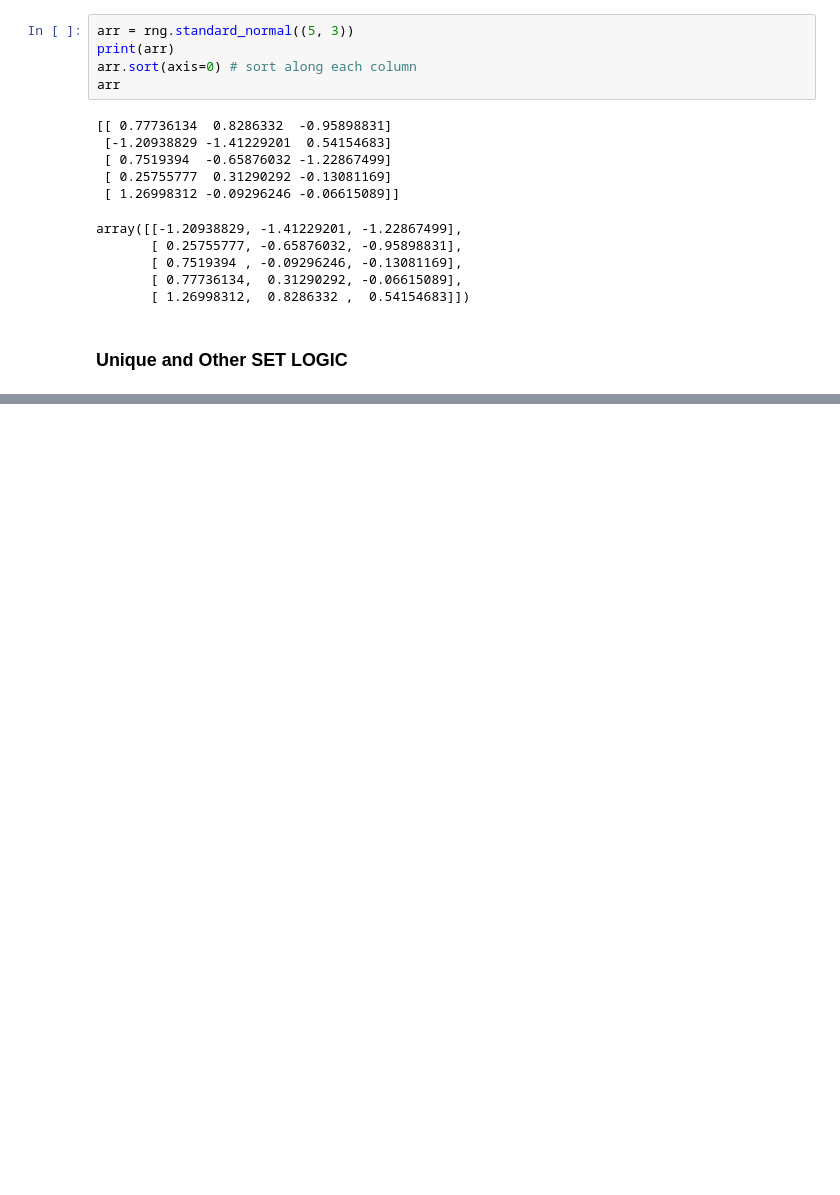
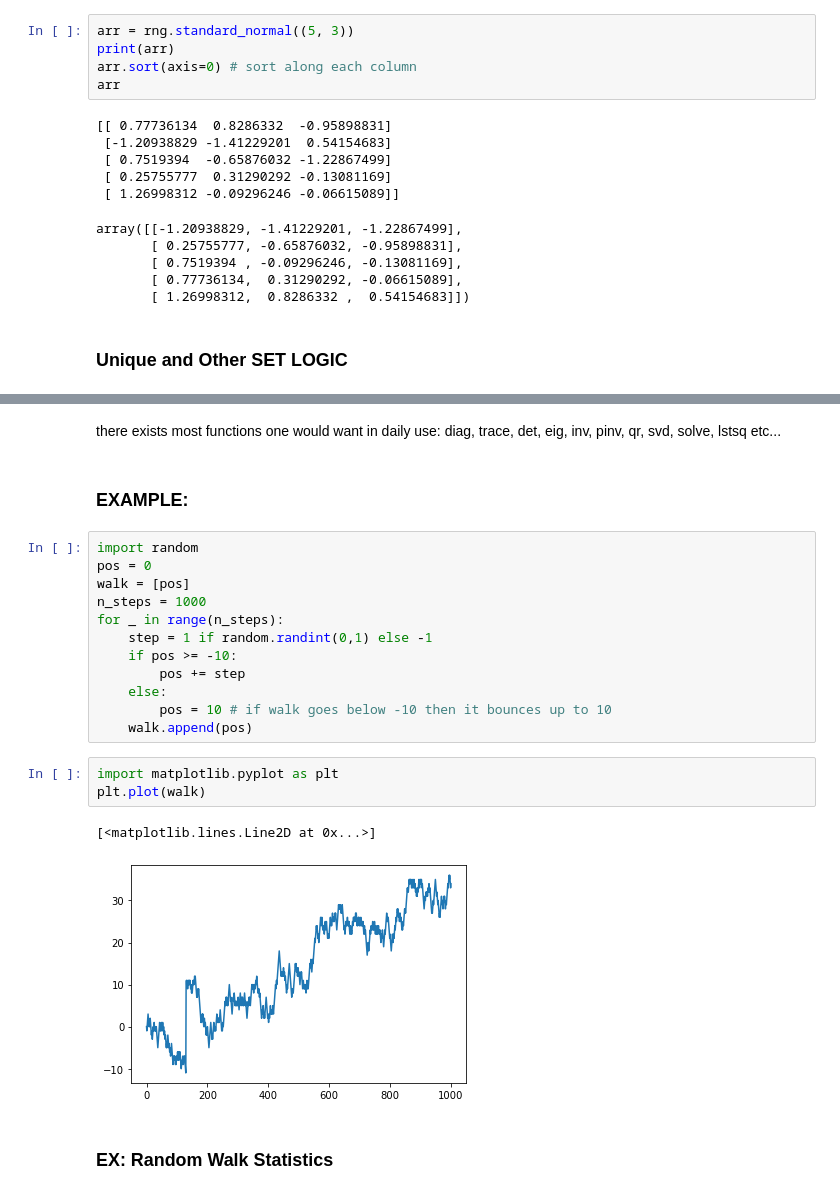
Before and after one commit to wlamnorman/PDA-Wes-McKinnely-, a Jupyter notebook: C4 Numpy.ipynb, the cells around one changed output, grey strips where cells are left out. Drawn from its saved outputs; the diff is of its cells as text; blank space fills up the shorter version.

```diff
--- a/C4 Numpy.ipynb
+++ b/C4 Numpy.ipynb
@@ -339,0 +387,24 @@ array([[-1.20938829, -1.41229201, -1.22867499],
+# %% [markdown]
+there exists most functions one would want in daily use: diag, trace, det, eig, inv, pinv, qr, svd, solve, lstsq etc...
+# %% [markdown]
+### EXAMPLE:
+# %%
+import random
+pos = 0
+walk = [pos]
+n_steps = 1000
+for _ in range(n_steps):
+    step = 1 if random.randint(0,1) else -1
+    if pos >= -10:
+        pos += step
+    else:
+        pos = 10 # if walk goes below -10 then it bounces up to 10
+    walk.append(pos)
+# %%
+import matplotlib.pyplot as plt
+plt.plot(walk)
+# %% [output]
+[<matplotlib.lines.Line2D at 0x...>]
+[figure, added]
+# %% [markdown]
+### EX: Random Walk Statistics
```
Also changed, not shown: parts of 10 cells of this notebook.
